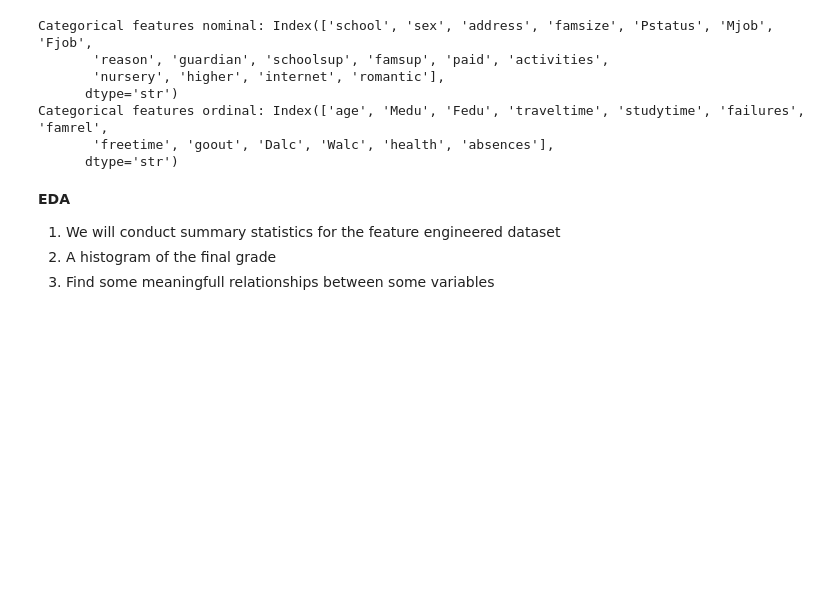
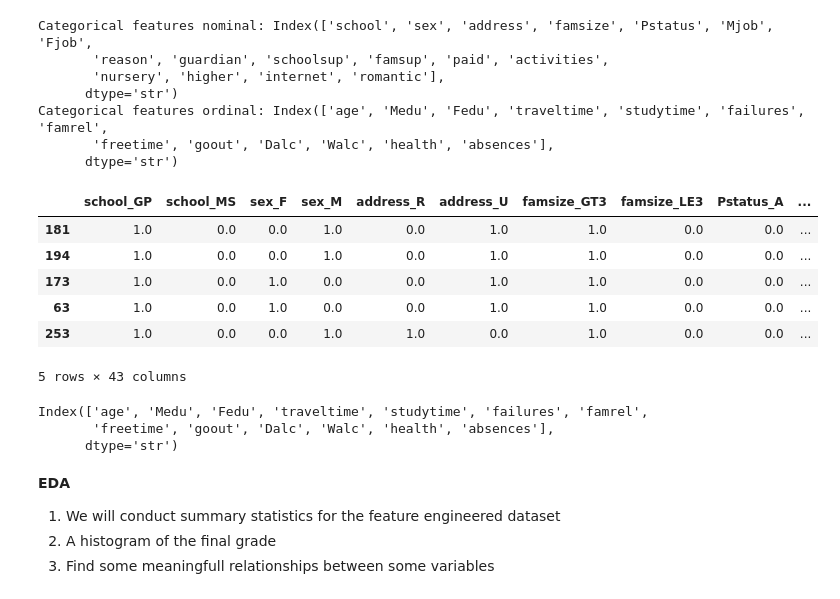
Before and after one commit to xplj5935-uol/Machine_learning_Personal_project, a Jupyter notebook: notebook_201859416.ipynb, the cells around one changed output. Drawn from its saved outputs; the diff is of its cells as text; code cells hidden in the pictures; blank space fills up the shorter version.

```diff
--- a/notebook_201859416.ipynb
+++ b/notebook_201859416.ipynb
@@ -166,6 +182,22 @@ X_test_encoded = pd.concat(
     [X_test.drop(columns=categorical_features_nominal), X_test_nominal],
     axis=1
 )
+# %%
+X_train_nominal.head()
+# %% [output]
+|  | school_GP | school_MS | sex_F | sex_M | address_R | address_U | famsize_GT3 | famsize_LE3 | Pstatus_A | ... |
+| 181 | 1.0 | 0.0 | 0.0 | 1.0 | 0.0 | 1.0 | 1.0 | 0.0 | 0.0 | ... |
+| 194 | 1.0 | 0.0 | 0.0 | 1.0 | 0.0 | 1.0 | 1.0 | 0.0 | 0.0 | ... |
+| 173 | 1.0 | 0.0 | 1.0 | 0.0 | 0.0 | 1.0 | 1.0 | 0.0 | 0.0 | ... |
+| 63 | 1.0 | 0.0 | 1.0 | 0.0 | 0.0 | 1.0 | 1.0 | 0.0 | 0.0 | ... |
+| 253 | 1.0 | 0.0 | 0.0 | 1.0 | 1.0 | 0.0 | 1.0 | 0.0 | 0.0 | ... |
+5 rows × 43 columns
+# %%
+print(categorical_features_ordinal)
+# %% [output]
+Index(['age', 'Medu', 'Fedu', 'traveltime', 'studytime', 'failures', 'famrel',
+       'freetime', 'goout', 'Dalc', 'Walc', 'health', 'absences'],
+      dtype='str')
 # %%
 #scaling numerical inputs for knn
 StandardScaler = preprocessing.StandardScaler()
```
Also changed, not shown: parts of 4 cells of this notebook, 1 other file.
